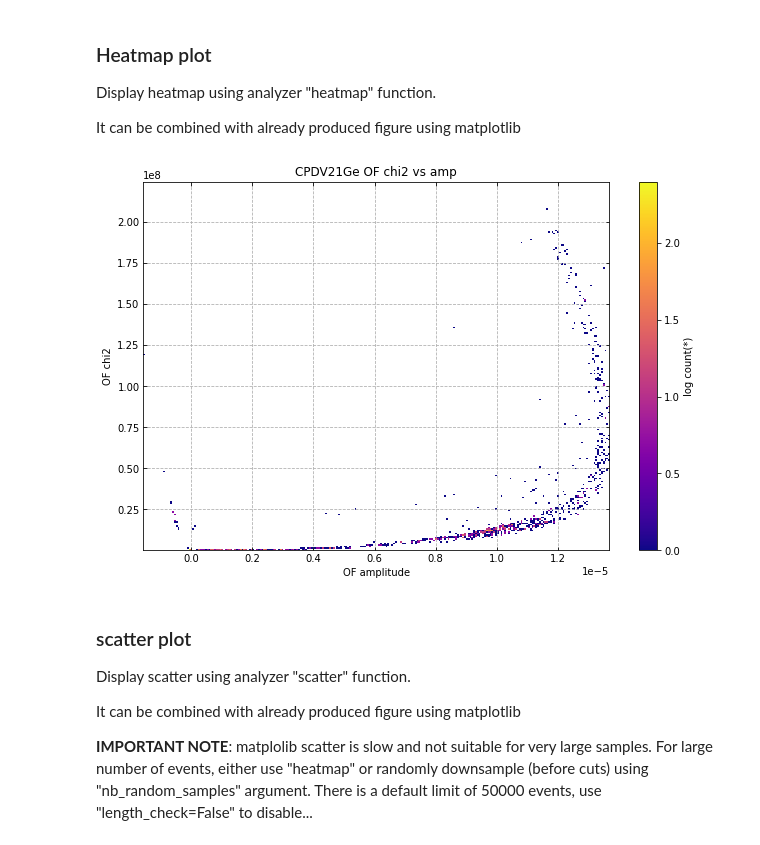
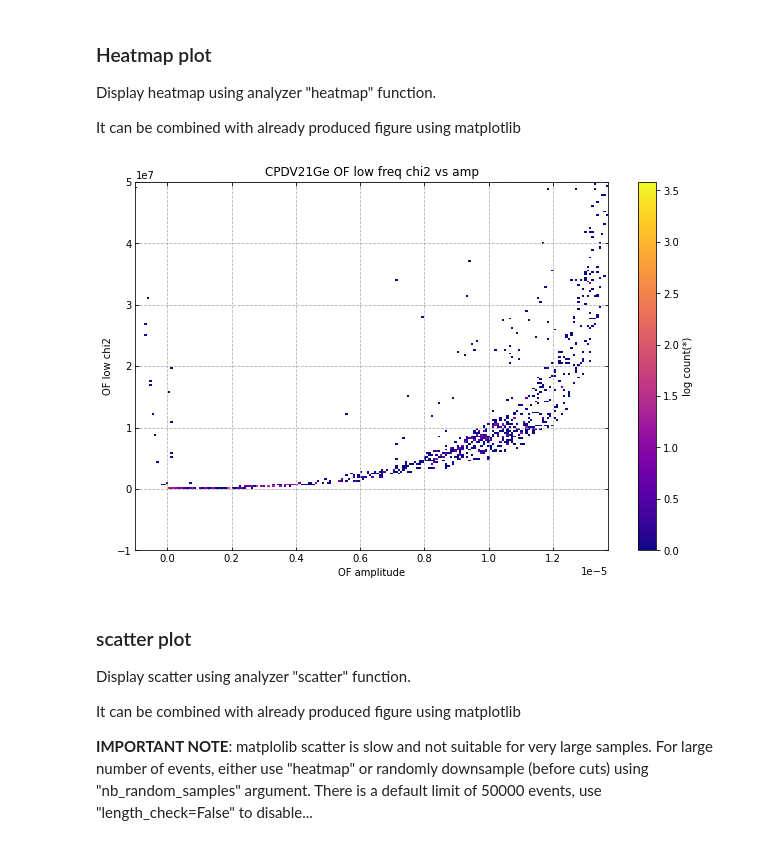
Before and after one commit to spice-herald/detanalysis, a Jupyter notebook: demos/analyzer_example.ipynb, the cells around one changed output. Cells and saved outputs as stored; diff of their text form; code cells hidden in the pictures.

```diff
--- a/demos/analyzer_example.ipynb
+++ b/demos/analyzer_example.ipynb
@@ -27,8 +27,16 @@ warnings.filterwarnings('ignore')
 # However, in that case, the entire dataframe is loaded into memory so
 # best is for smaller data samples
 
-myanalyzer = Analyzer('features.hdf5', series=None)
-# function "add_files" can bre used afterwards if needed
+# An analysis git repository with "cuts" and "features" subdirectories
+# can be specified (or later with function "set_analysis_repo").
+# Available cuts/features are automatically loaded. IF cuts/features are not
+# in repository, they can be loaded directly with "load_cuts
+# or load_derived_features" (argument directory or file (s))
+
+myanalyzer = Analyzer('features.hdf5', series=None,
+                       analysis_repo='../')
+
+#function "add_files" can bre used afterwards if needed
 
 # show number of events
 myanalyzer.describe()
@@ -195,6 +222,8 @@ Example of adding a new feature
 # %%
+#  Example of adding a feature interactively
+
 # let's add a feature called... "new_feature"
-myanalyzer.add_feature('new_feature', myanalyzer.df.amp_of1x1_constrained_CPDv21Ge*1e6)
+myanalyzer.add_feature(myanalyzer.df.amp_of1x1_constrained_CPDv21Ge*1e6, 'new_feature')
 
 # this is equivalent to:
 # myanalyzer.df['new_feature'] = myanalyzer.df.amp_of1x1_constrained_CPDv21Ge*1e6
@@ -202,4 +231,9 @@ myanalyzer.add_feature('new_feature', myanalyzer.df.amp_of1x1_constrained_CPDv21
 # mean of new feature:
 print('Mean "new_feature" = '
       + str(myanalyzer.df.new_feature.mean()))
+
+
+# derived feature script (already loaded)
+print('Mean "slope" = '
+      + str(myanalyzer.df.slope_CPDv21Ge.mean()))
 # %% [output]
@@ -231,12 +263,13 @@ It can be combined with already produced figure using matplotlib
 # %%
 # example heatmap chi2 vs amp
 fig,ax  = myanalyzer.heatmap('amp_of1x1_constrained_CPDv21Ge',
-                             'chi2_of1x1_constrained_CPDv21Ge',
-                             limits='99.7%',
-                             xlabel='OF amplitude', ylabel='OF chi2',
-                             title='CPDV21Ge OF chi2 vs amp')
+                             'lowchi2_of1x1_constrained_CPDv21Ge',
+                             ylimits = [-0.1e8, 0.5e8],
+                             shape=200,
+                             xlabel='OF amplitude', ylabel='OF low chi2',
+                             title='CPDV21Ge OF low freq chi2 vs amp')
 # %% [output]
-[figure, old version]
+[figure, new version]
 # %% [markdown]
 ###  scatter plot
 
```
Also changed, not shown: parts of 12 cells of this notebook, 7 other files.
